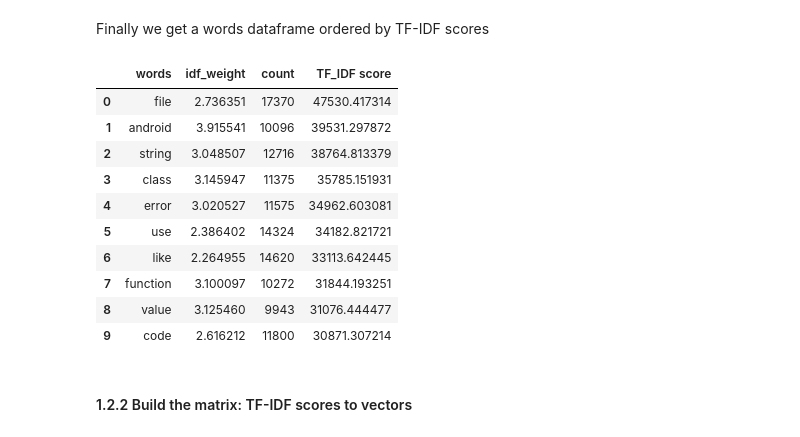
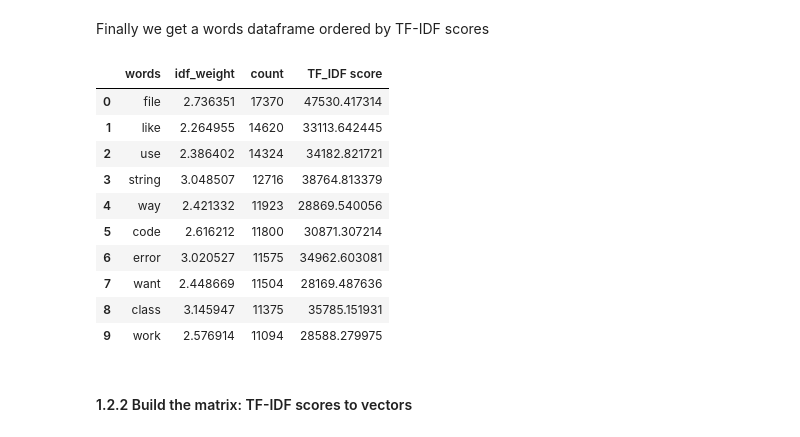
Before and after one commit to opsabarsec/NLP-automatic-tagging-stackoverflow-posts, a Jupyter notebook: notebooks/Stackoverflowtags-Part2.ipynb, the cells around one changed output. Saved outputs shown, nothing was run; the diff lists cells and outputs as text; code cells hidden in the pictures.

```diff
--- a/notebooks/Stackoverflowtags-Part2.ipynb
+++ b/notebooks/Stackoverflowtags-Part2.ipynb
@@ -264,20 +267,20 @@ Finally we get a words dataframe ordered by TF-IDF scores
 # %%
 #calculate the TF-IDF score
 df_words['TF_IDF score'] = df_words["idf_weight"]*df_words['count']
-df_words = df_words.sort_values(by=['TF_IDF score'], ascending=False).reset_index(drop = True)# sort ascending
+df_words = df_words.sort_values(by=['count'], ascending=False).reset_index(drop = True)# sort ascending
 df_words[:10]
 # %% [output]
 |  | words | idf_weight | count | TF_IDF score |
 | 0 | file | 2.736351 | 17370 | 47530.417314 |
-| 1 | android | 3.915541 | 10096 | 39531.297872 |
-| 2 | string | 3.048507 | 12716 | 38764.813379 |
-| 3 | class | 3.145947 | 11375 | 35785.151931 |
-| 4 | error | 3.020527 | 11575 | 34962.603081 |
-| 5 | use | 2.386402 | 14324 | 34182.821721 |
-| 6 | like | 2.264955 | 14620 | 33113.642445 |
-| 7 | function | 3.100097 | 10272 | 31844.193251 |
-| 8 | value | 3.125460 | 9943 | 31076.444477 |
-| 9 | code | 2.616212 | 11800 | 30871.307214 |
+| 1 | like | 2.264955 | 14620 | 33113.642445 |
+| 2 | use | 2.386402 | 14324 | 34182.821721 |
+| 3 | string | 3.048507 | 12716 | 38764.813379 |
+| 4 | way | 2.421332 | 11923 | 28869.540056 |
+| 5 | code | 2.616212 | 11800 | 30871.307214 |
+| 6 | error | 3.020527 | 11575 | 34962.603081 |
+| 7 | want | 2.448669 | 11504 | 28169.487636 |
+| 8 | class | 3.145947 | 11375 | 35785.151931 |
+| 9 | work | 2.576914 | 11094 | 28588.279975 |
 # %% [markdown]
 #### 1.2.2 Build the matrix: TF-IDF scores to vectors
 # %%
```
Also changed, not shown: parts of 21 cells of this notebook, 1 other file.
